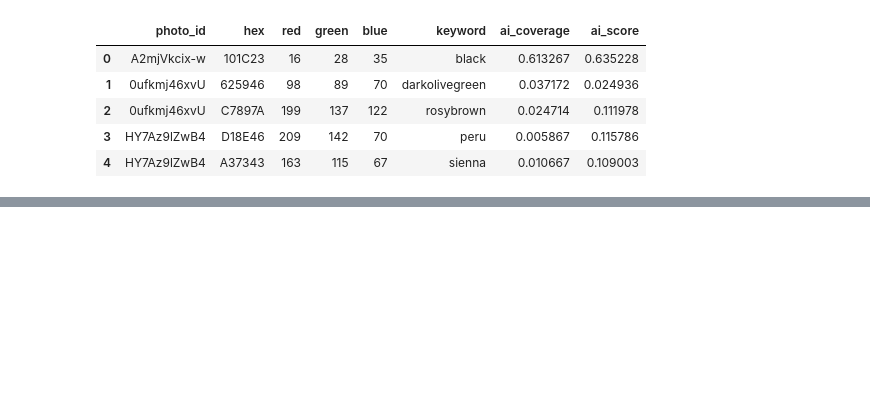
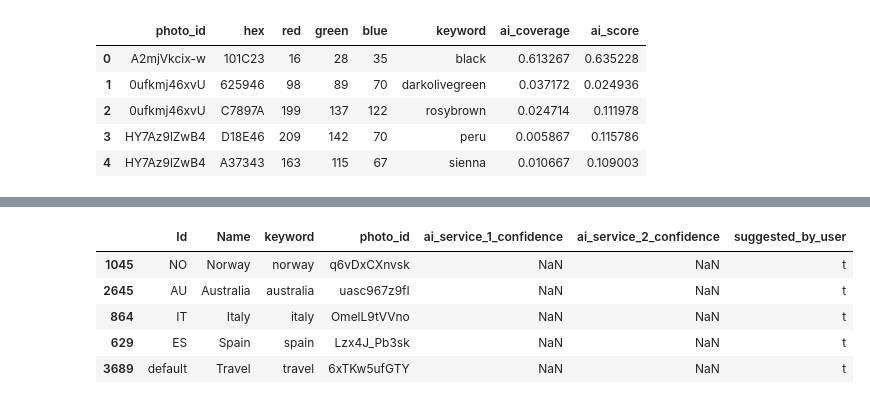
Before and after one commit to facutk/wpxvuelos, a Jupyter notebook: wp/wp-content/themes/xvuelos/assets/country-images-by-id/pandas.ipynb, the cells around one changed output, grey strips where cells are left out. Cells and saved outputs as stored; diff of their text form; code cells hidden in the pictures; blank space fills up the shorter version.

```diff
--- a/wp/wp-content/themes/xvuelos/assets/country-images-by-id/pandas.ipynb
+++ b/wp/wp-content/themes/xvuelos/assets/country-images-by-id/pandas.ipynb
@@ -298,0 +153,9 @@ imagesJson
+# %%
+dfCountryKeywords.sample(5)
+# %% [output]
+|  | Id | Name | keyword | photo_id | ai_service_1_confidence | ai_service_2_confidence | suggested_by_user |
+| 1045 | NO | Norway | norway | q6vDxCXnvsk | NaN | NaN | t |
+| 2645 | AU | Australia | australia | uasc967z9fI | NaN | NaN | t |
+| 864 | IT | Italy | italy | OmelL9tVVno | NaN | NaN | t |
+| 629 | ES | Spain | spain | Lzx4J_Pb3sk | NaN | NaN | t |
+| 3689 | default | Travel | travel | 6xTKw5ufGTY | NaN | NaN | t |
```
Also changed, not shown: parts of 52 cells of this notebook.
